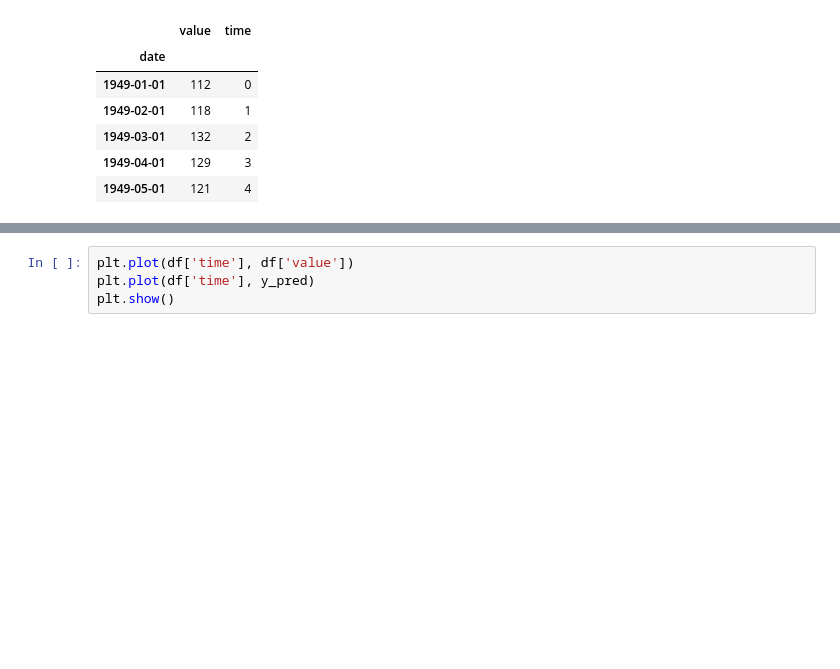
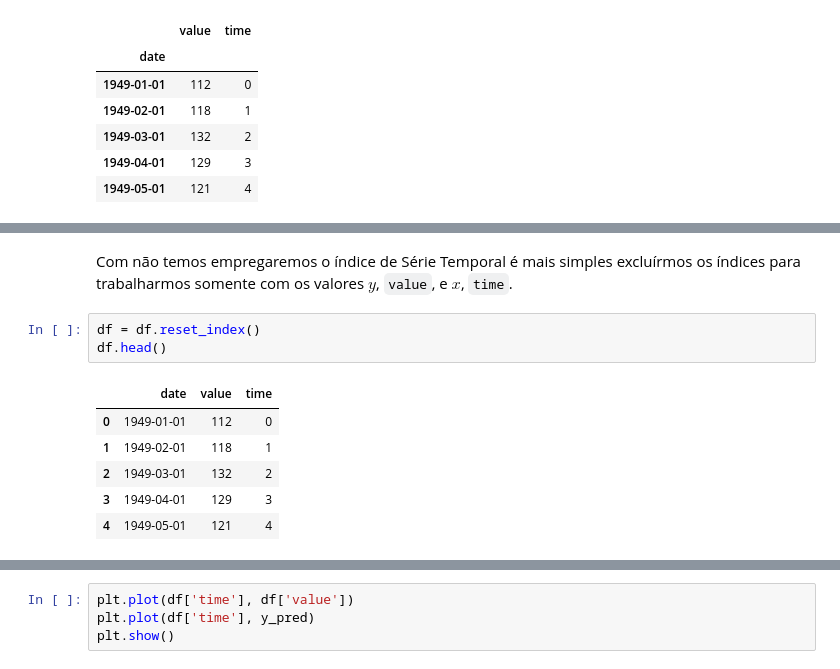
Before and after one commit to Rogerio-mack/PythonEE, a Jupyter notebook: LinearModel.ipynb, the cells around one changed output, grey strips where cells are left out. Drawn from its saved outputs; the diff is of its cells as text; blank space fills up the shorter version.

```diff
--- a/LinearModel.ipynb
+++ b/LinearModel.ipynb
@@ -41,0 +65,12 @@ df.head()
+# %% [markdown]
+Com não temos empregaremos o índice de Série Temporal é mais simples excluírmos os índices para trabalharmos somente com os valores $y$, `value`, e $x$, `time`.
+# %%
+df = df.reset_index()
+df.head()
+# %% [output]
+|  | date | value | time |
+| 0 | 1949-01-01 | 112 | 0 |
+| 1 | 1949-02-01 | 118 | 1 |
+| 2 | 1949-03-01 | 132 | 2 |
+| 3 | 1949-04-01 | 129 | 3 |
+| 4 | 1949-05-01 | 121 | 4 |
```
Also changed, not shown: parts of 7 cells of this notebook.
